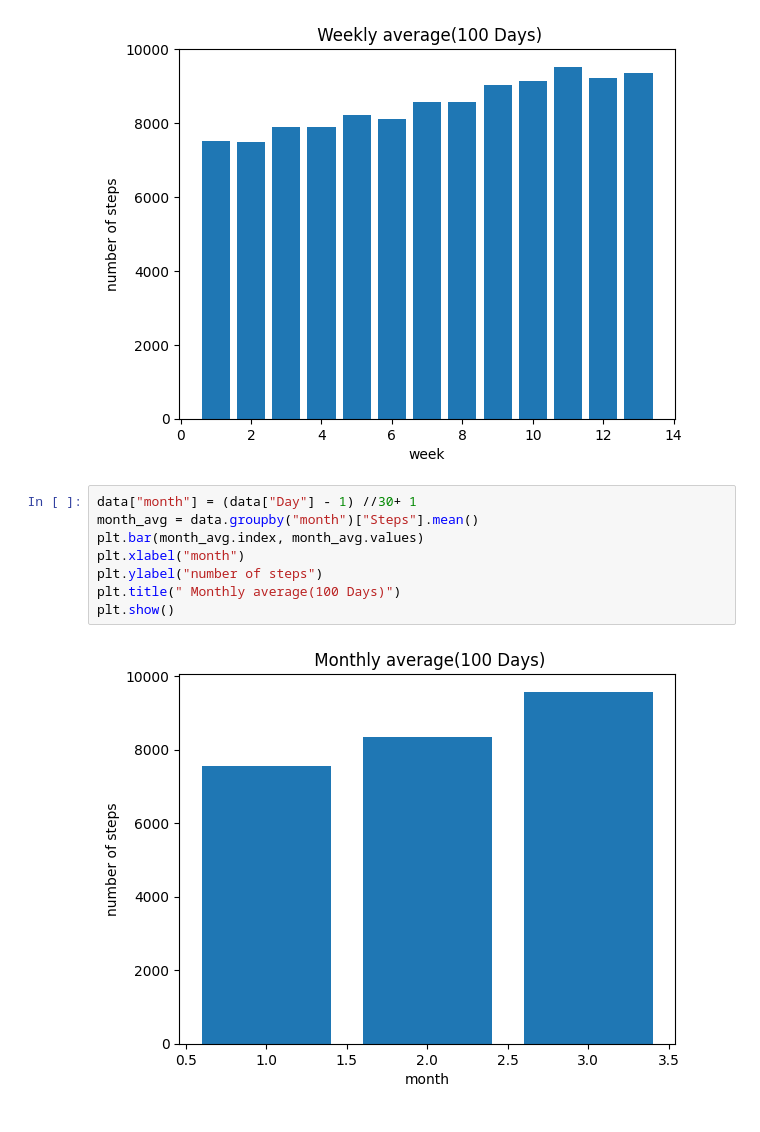
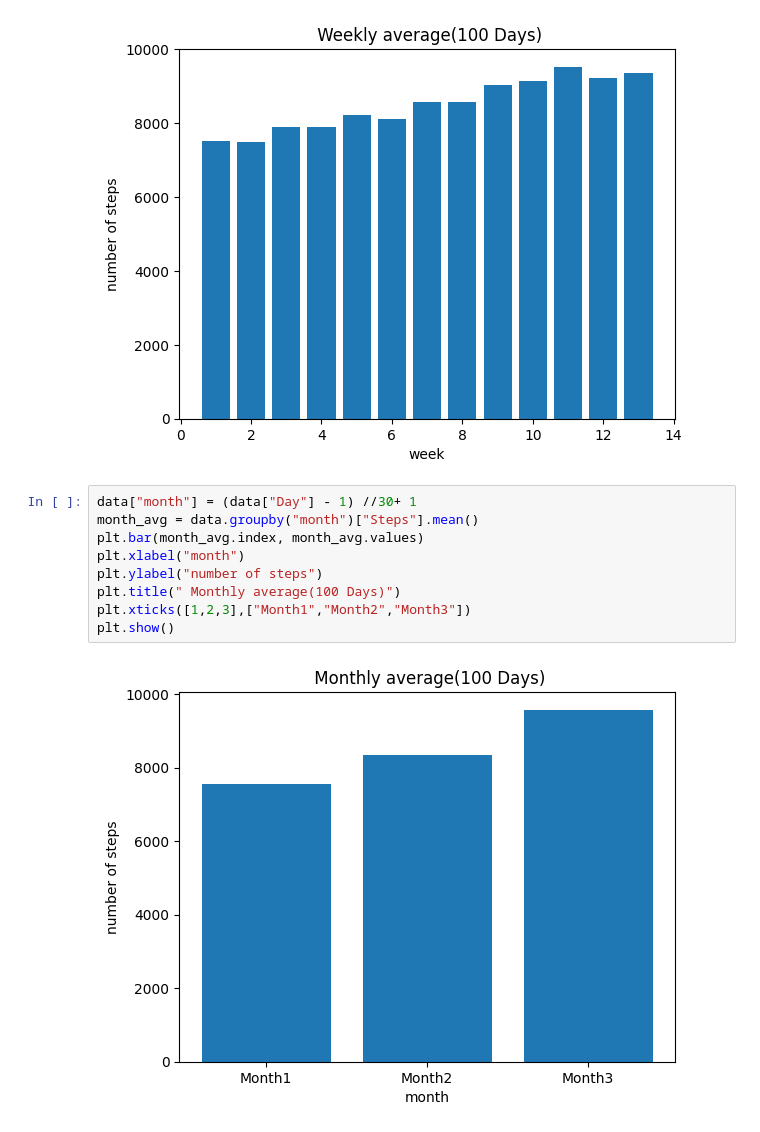
Before and after one commit to Parish350/Data-Science-With-Python, a Jupyter notebook: Stepsdataanalysis.ipynb, the cells around one changed output. Saved outputs shown, nothing was run; the diff lists cells and outputs as text.

```diff
--- a/Stepsdataanalysis.ipynb
+++ b/Stepsdataanalysis.ipynb
@@ -37,10 +37,11 @@ plt.show()
 # %%
 data["month"] = (data["Day"] - 1) //30+ 1
 month_avg = data.groupby("month")["Steps"].mean()
 plt.bar(month_avg.index, month_avg.values)
 plt.xlabel("month")
 plt.ylabel("number of steps")
 plt.title(" Monthly average(100 Days)")
+plt.xticks([1,2,3],["Month1","Month2","Month3"])
 plt.show()
 # %% [output]
-[figure, old version]
+[figure, new version]
```
